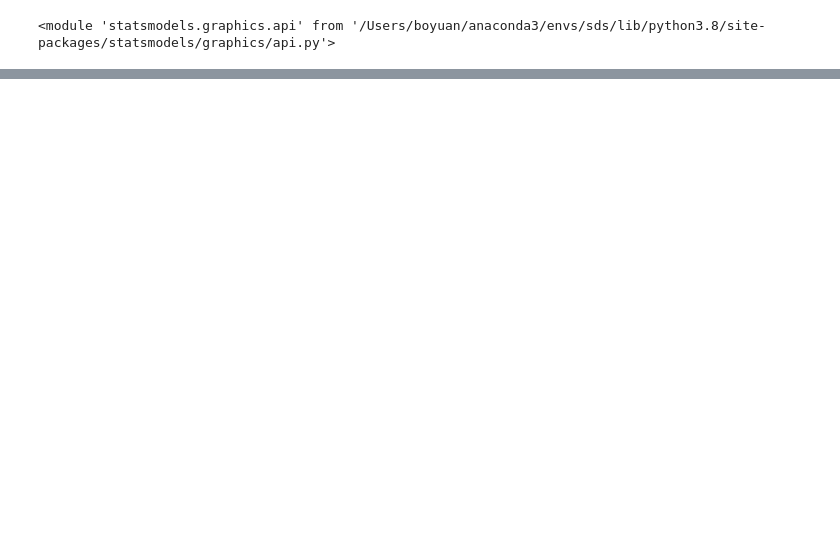
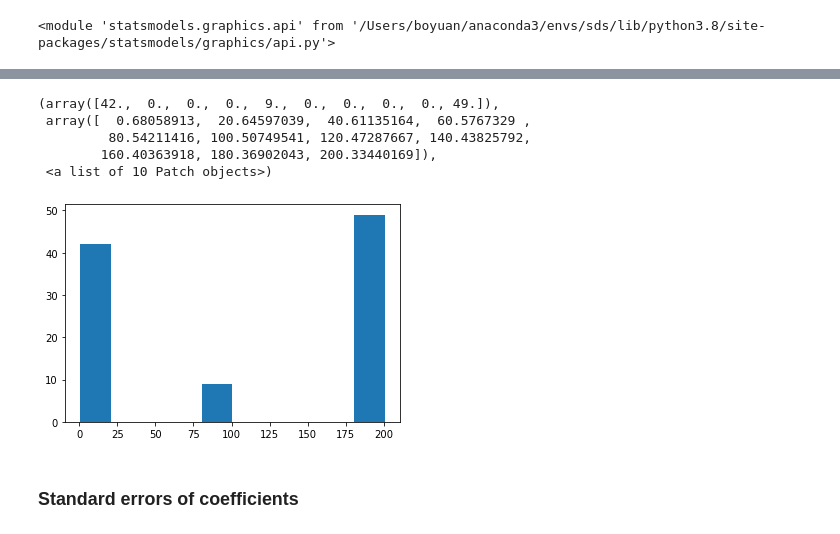
Before and after one commit to boyuan-li/BL-algorithms, a Jupyter notebook: Linear regression.ipynb, the cells around one changed output, grey strips where cells are left out. Saved outputs shown, nothing was run; the diff lists cells and outputs as text; code cells hidden in the pictures; blank space fills up the shorter version.

```diff
--- a/Linear regression.ipynb
+++ b/Linear regression.ipynb
@@ -414,0 +651,11 @@ sm.graphics
+# %%
+plt.hist(bootstrap_statistic(far_from_100, median, 100))
+# %% [output]
+(array([42.,  0.,  0.,  0.,  9.,  0.,  0.,  0.,  0., 49.]),
+ array([  0.68058913,  20.64597039,  40.61135164,  60.5767329 ,
+         80.54211416, 100.50749541, 120.47287667, 140.43825792,
+        160.40363918, 180.36902043, 200.33440169]),
+ <a list of 10 Patch objects>)
+[figure, added]
+# %% [markdown]
+### Standard errors of coefficients
```
Also changed, not shown: parts of 52 cells of this notebook.
